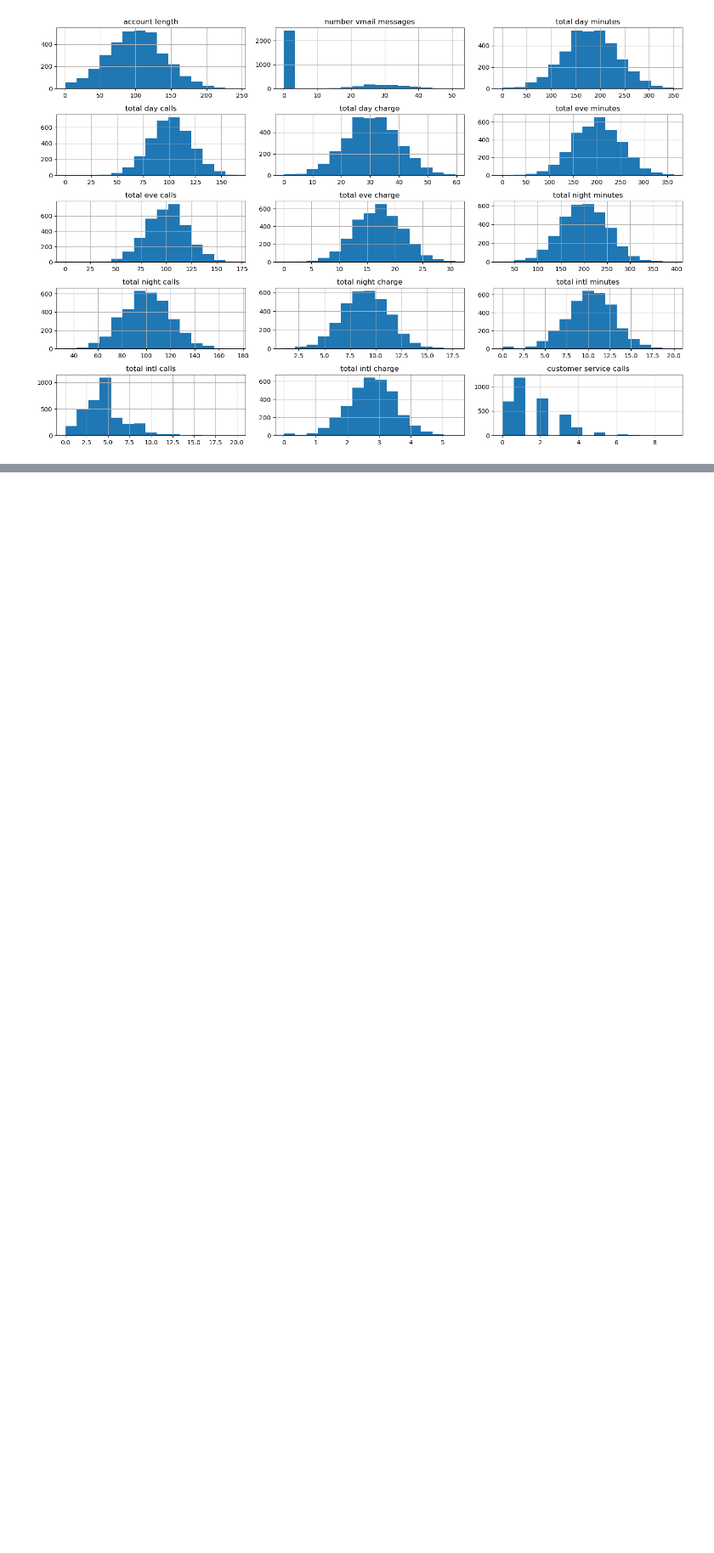
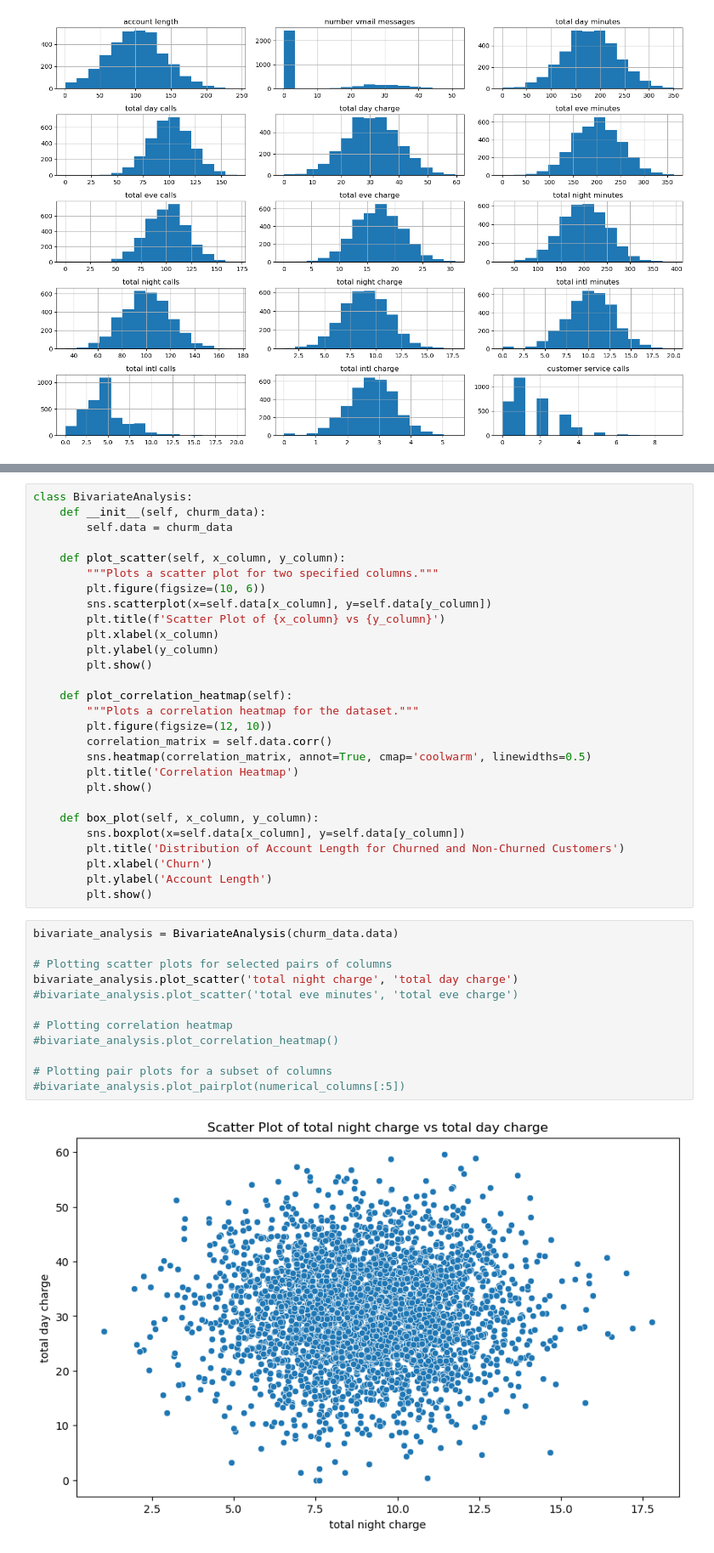
Before and after one commit to winnycodegurl/MachineLearningprojectphase3, a Jupyter notebook: Studentnotebook.ipynb, the cells around one changed output, grey strips where cells are left out. Shown at 85% size. Cells and saved outputs as stored; diff of their text form; blank space fills up the shorter version.

```diff
--- a/Studentnotebook.ipynb
+++ b/Studentnotebook.ipynb
@@ -337,0 +346,42 @@ univariate_analysis.plot_barplots(categorical_columns)
+# %%
+class BivariateAnalysis:
+    def __init__(self, churm_data):
+        self.data = churm_data
+
+    def plot_scatter(self, x_column, y_column):
+        """Plots a scatter plot for two specified columns."""
+        plt.figure(figsize=(10, 6))
+        sns.scatterplot(x=self.data[x_column], y=self.data[y_column])
+        plt.title(f'Scatter Plot of {x_column} vs {y_column}')
+        plt.xlabel(x_column)
+        plt.ylabel(y_column)
+        plt.show()
+
+    def plot_correlation_heatmap(self):
+        """Plots a correlation heatmap for the dataset."""
+        plt.figure(figsize=(12, 10))
+        correlation_matrix = self.data.corr()
+        sns.heatmap(correlation_matrix, annot=True, cmap='coolwarm', linewidths=0.5)
+        plt.title('Correlation Heatmap')
+        plt.show()
+
+    def box_plot(self, x_column, y_column):
+        sns.boxplot(x=self.data[x_column], y=self.data[y_column])
+        plt.title('Distribution of Account Length for Churned and Non-Churned Customers')
+        plt.xlabel('Churn')
+        plt.ylabel('Account Length')
+        plt.show()
+# %%
+bivariate_analysis = BivariateAnalysis(churm_data.data)
+
+# Plotting scatter plots for selected pairs of columns
+bivariate_analysis.plot_scatter('total night charge', 'total day charge')
+#bivariate_analysis.plot_scatter('total eve minutes', 'total eve charge')
+
+# Plotting correlation heatmap
+#bivariate_analysis.plot_correlation_heatmap()
+
+# Plotting pair plots for a subset of columns
+#bivariate_analysis.plot_pairplot(numerical_columns[:5])
+# %% [output]
+[figure, added]
```
Also changed, not shown: parts of 10 cells of this notebook.
